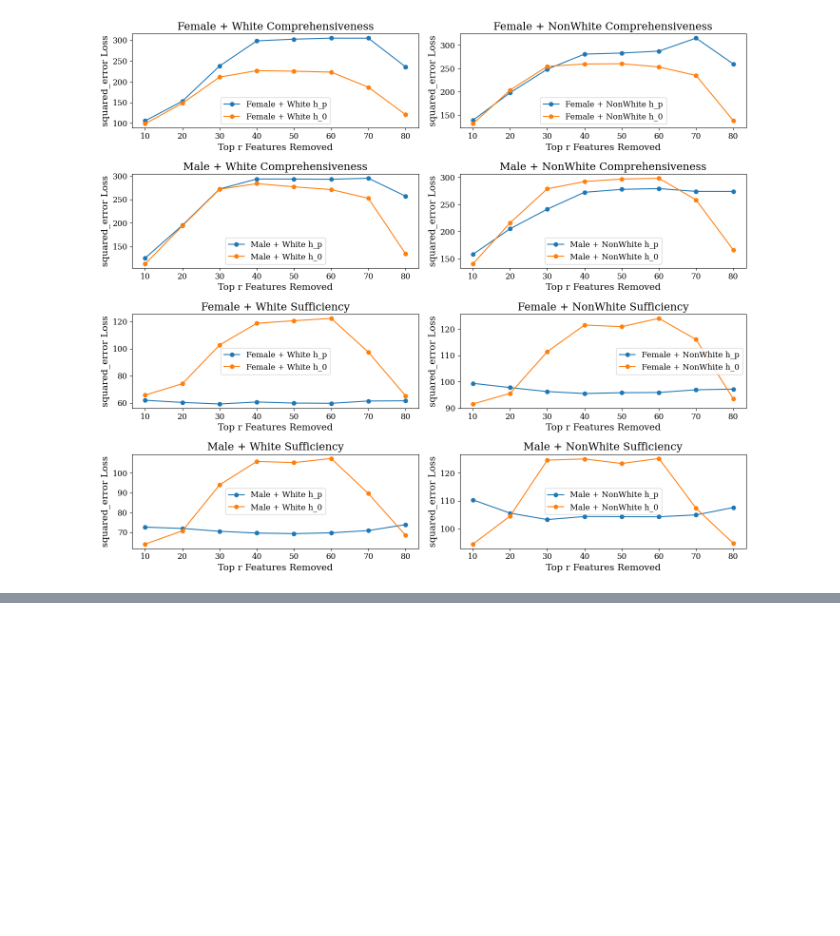
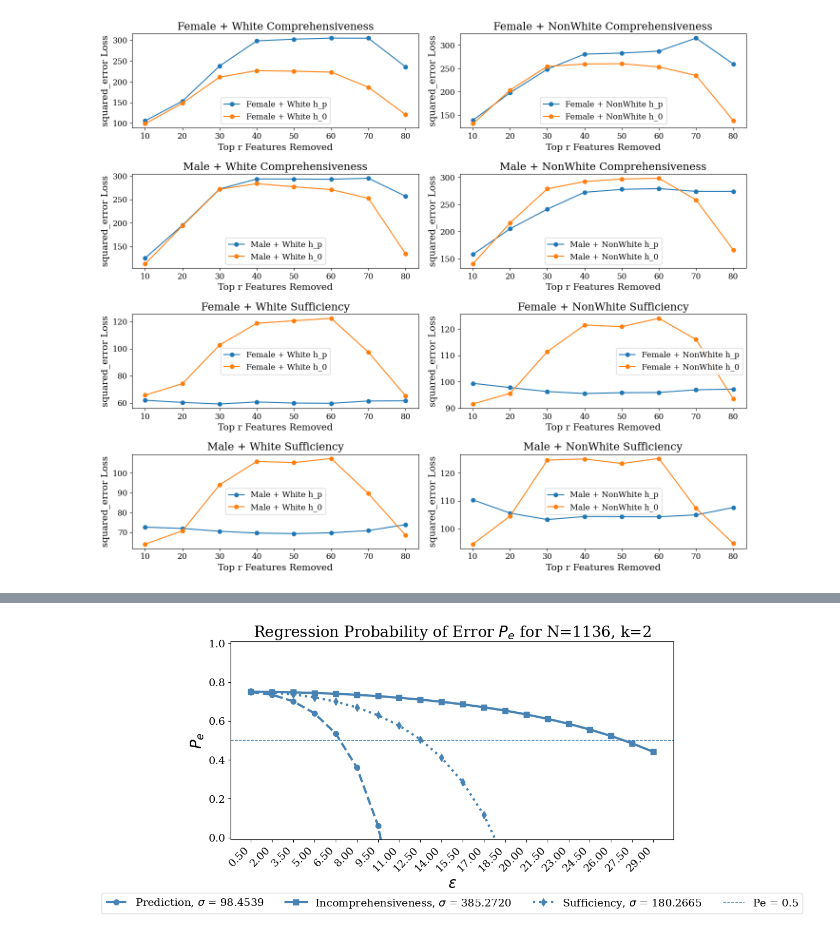
Before and after one commit to geometric-intelligence/bop, a Jupyter notebook: HSLS_Regression.ipynb, the cells around one changed output, grey strips where cells are left out. Saved outputs shown, nothing was run; the diff lists cells and outputs as text; code cells hidden in the pictures; blank space fills up the shorter version.

```diff
--- a/HSLS_Regression.ipynb
+++ b/HSLS_Regression.ipynb
@@ -839,0 +874,4 @@ Total loss difference: -4.4771
+# %%
+sigma = 385.272
+for epsilon in epsilons:
+    print(f"Lower bound for epsilon={epsilon}: {lower_bound_normal(k, n, epsilon, sigma)}")
@@ -839,0 +894,4 @@ Total loss difference: -4.4771
+# %%
+sigma = 180.2665
+for epsilon in epsilons:
+    print(f"Lower bound for epsilon={epsilon}: {lower_bound_normal(k, n, epsilon, sigma)}")
@@ -839,0 +914,63 @@ Total loss difference: -4.4771
+# %%
+# Define constants for plotting
+fontsize = 20
+ticksize = 14
+epsilons = np.linspace(start=0.5, stop=29, num=20)
+sigma_values = [98.4539, 385.272, 180.2665]  # The different sigma values to plot for
+plt.rcParams["font.family"] = "serif"
+
+markers = ['o--', 's-', 'd:']  # o-- for dashed line with circle, s- for solid line with square, d: for dotted line with diamond
+blue_color = 'steelblue'  # Blue color similar to the one in the image
+
+# Define custom labels for each line
+custom_labels = ["Prediction", "Incomprehensiveness", "Sufficiency"]
+
+def plot_lower_bound_normal(ax, n, epsilon_values, k, sigma_values, custom_labels, pe_threshold=0, line_color=blue_color):
+    """Plot the lower bound for different sigma values until Pe reaches a threshold."""
+    for sigma, marker_style, label in zip(sigma_values, markers, custom_labels):
+        # Calculate lower bound values for each epsilon using the current sigma
+        lower_bound_values = np.array([lower_bound_normal(k, n=n, epsilon=epsilon, sigma=sigma) for epsilon in epsilon_values])
+
+        # Cut the values when Pe falls below pe_threshold
+        cut_index = np.argmax(lower_bound_values < pe_threshold)
+        if cut_index > 0:  # If there's a point where Pe drops below the threshold, cut the plot there
+            epsilon_values_cut = epsilon_values[:cut_index + 1]
+            lower_bound_values_cut = lower_bound_values[:cut_index + 1]
+        else:
+            epsilon_values_cut = epsilon_values
+            lower_bound_values_cut = lower_bound_values
+
+        # Create custom label with sigma value
+        custom_label = f"{label}, $\sigma$ = {sigma:.4f}"
+
+        # Plot the filtered values with the specified marker and line style
+        marker, linestyle = marker_style[0], marker_style[1:]
+        ax.plot(epsilon_values_cut, lower_bound_values_cut, label=custom_label,
+                linestyle=linestyle, marker=marker, color=line_color, linewidth=3, markersize=7)
+
+    # Add horizontal line at Pe = 0.5 with a label
+    ax.axhline(y=0.5, c=line_color, linestyle="--", linewidth=1, label="Pe = 0.5")
+
+    ax.set_ylim((-0.01, 1.01))
+
+    # Use a linear scale and evenly distribute the x-axis ticks
+    ax.set_xticks(epsilon_values)  # Set x-ticks based on all epsilon values
+    ax.set_xticklabels([f"{epsilon:.2f}" for epsilon in epsilon_values], rotation=45, ha='right')  # Label with epsilon values
+    ax.set_ylabel("$P_{e}$", fontsize=fontsize)
+    ax.set_xlabel("$\epsilon$", fontsize=fontsize)  # Update x-axis label to epsilon
+    ax.set_title(f"Regression Probability of Error $P_{{e}}$ for N={n}, k={k}", fontsize=fontsize)
+
+    # Set the legend at the bottom, placing all labels in a single line
+    ax.legend(loc='lower center', bbox_to_anchor=(0.5, -0.4), ncol=4, fontsize=fontsize-6, frameon=True)
+
+    # Set the x and y tick label sizes
+    ax.tick_params(axis='x', labelsize=ticksize)  # X-axis tick labels
+    ax.tick_params(axis='y', labelsize=ticksize)  # Y-axis tick labels
+
+# Create the plot with a larger size for better label spacing
+fig, ax = plt.subplots(figsize=(12, 6))
+plot_lower_bound_normal(ax, n=1136, epsilon_values=epsilons, k=2, sigma_values=sigma_values, custom_labels=custom_labels, pe_threshold=0)
+plt.tight_layout()  # Adjust layout to prevent clipping of tick labels
+plt.show()
+# %% [output]
+[figure, added]
```
Also changed, not shown: parts of 3 cells of this notebook, 1 other file.
